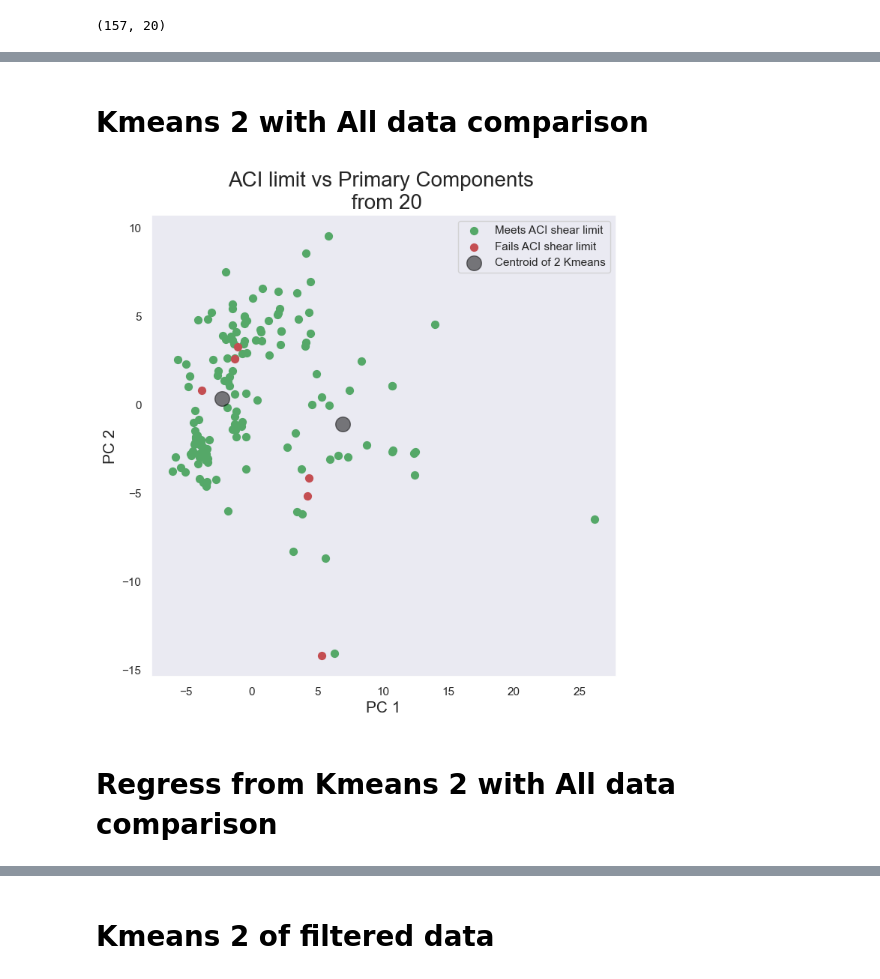
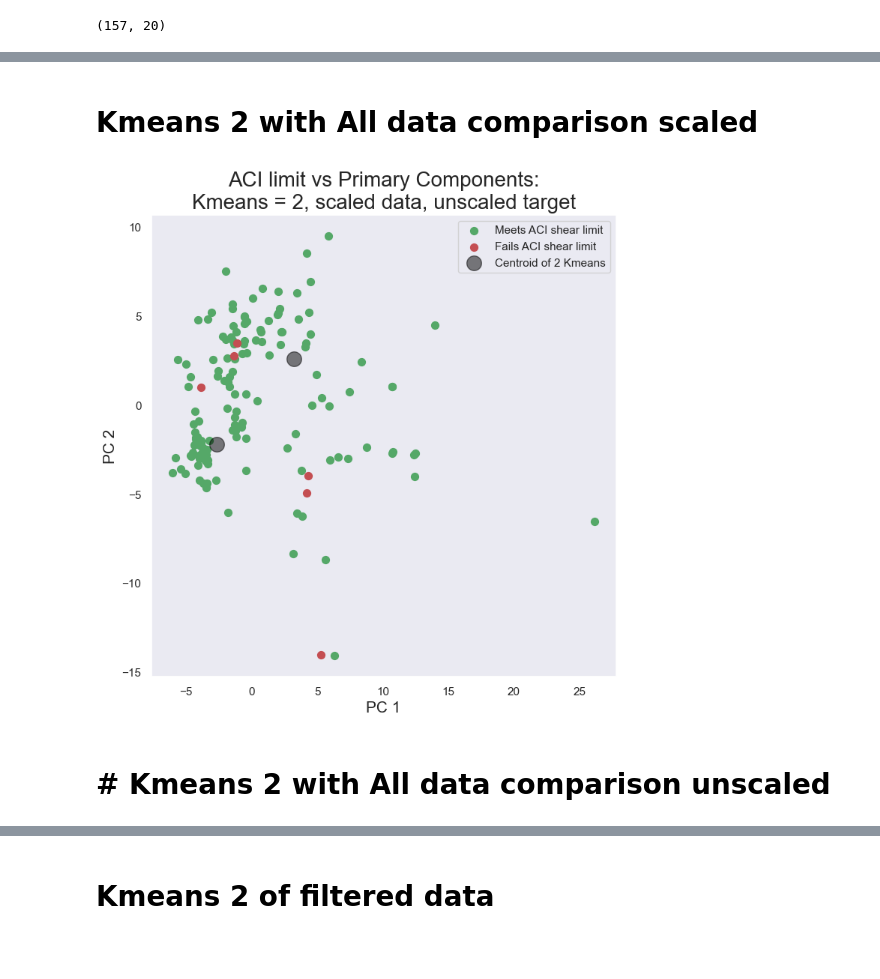
Before and after one commit to adomakor412/MSNT_Thesis_ML_CE, a Jupyter notebook: dfexp_prediction.ipynb, the cells around one changed output, grey strips where cells are left out. Drawn from its saved outputs; the diff is of its cells as text; code cells hidden in the pictures; blank space fills up the shorter version.

Commit message:
kmeans scatters for regress analysis

```diff
--- a/dfexp_prediction.ipynb
+++ b/dfexp_prediction.ipynb
@@ -165,5 +179,9 @@ dfexp[dfexp['Target']==0]
 # %%
+# scaler = StandardScaler()
+# standardized_features = scaler.fit_transform(dfexp)
+# standardized_features
+
 scaler = StandardScaler()
-standardized_features = scaler.fit_transform(dfexp)
+standardized_features = scaler.fit_transform(dfexp[dfexp.columns[:-1]])
 standardized_features
 # %% [output]
@@ -183,7 +201,11 @@ array([[-1.72105355, -2.14908591, -1.9688346 , ..., -0.82491838,
 # %%
+# df_standard = pd.DataFrame(standardized_features)
+# df_standard.index = dfexp.index
+# df_standard.columns = dfexp.columns
+
 df_standard = pd.DataFrame(standardized_features)
 df_standard.index = dfexp.index
-df_standard.columns = dfexp.columns
+df_standard.columns = dfexp.columns[:-1]
 # %%
 df_standard
 # %% [output]
@@ -649,39 +644,48 @@ Y=finalDF[['PC 2']]
 
 # #plt.savefig(f"ACI_limit_PCA_centroid_Comparison_3Kmeans.png")
 # %% [markdown]
-# Kmeans 2 with All data comparison
+# Kmeans 2 with All data comparison scaled
 # %%
 Z=finalDF[['PC 1','PC 2']]
 connectivity_centroid=KMeans(n_clusters=2)
 connectivity_centroid.fit(Z)
 y_kmeans = connectivity_centroid.predict(Z)
 # %%
+varTitle = "Kmeans = 2, scaled data, unscaled target"
+x = df_standard
+
+#varTitle = "Kmeans = 2, unscaled data"
+#x = dfexp
+
 fig = plt.figure(figsize = (8,8))
 ax = fig.add_subplot(1,1,1)
 ax.set_xlabel('PC 1', fontsize = 15)
 ax.set_ylabel('PC 2', fontsize = 15)
-ax.set_title(f'ACI limit vs Primary Components \n from {n_component}', fontsize = 20)
-targets = df_standard['Target'].unique()
+ax.set_title(f'ACI limit vs Primary Components:\n{varTitle}', fontsize = 20)
+
+#targets = x['Target'].unique()
+targets = dfexp['Target'].unique()
 colors = ['g', 'r']
 for target, color in zip(targets,colors):
-    indicesToKeep = df_standard['Target'] == target
+    #indicesToKeep = x['Target'] == target
+    indicesToKeep = dfexp['Target'] == target
     ax.scatter(finalDF.loc[finalDF.index[indicesToKeep], 'PC 1']
                , finalDF.loc[finalDF.index[indicesToKeep], 'PC 2']
                , c = color
                , s = 50
                #, alpha=0.5
                )
 #ax.legend(['Fails ACI shear limit', 'Meets ACI shear limit'])
 ax.grid()
 
 centers = connectivity_centroid.cluster_centers_
 ax.scatter(centers[:, 0], centers[:, 1], c='black', s=200, alpha=0.5);
 #ax.scatter(centers[:, 0], centers[:, 1], c='purple', s=200, alpha=0.5);
 #ax.legend(['Fails ACI shear limit', 'Meets ACI shear limit','Centroids'])
 ax.legend(['Meets ACI shear limit','Fails ACI shear limit', 'Centroid of 2 Kmeans'])
 
-plt.savefig(f"ACI_limit_{n_component}_PCA_centroid_Comparison_2Kmeans.png")
+plt.savefig(f"ACI_limit_{varTitle}.png")
 # %% [output]
-[figure, old version]
+[figure, new version]
 # %% [markdown]
-# Regress from Kmeans 2 with All data comparison
+# # Kmeans 2 with All data comparison unscaled
```
Also changed, not shown: parts of 14 cells of this notebook.
